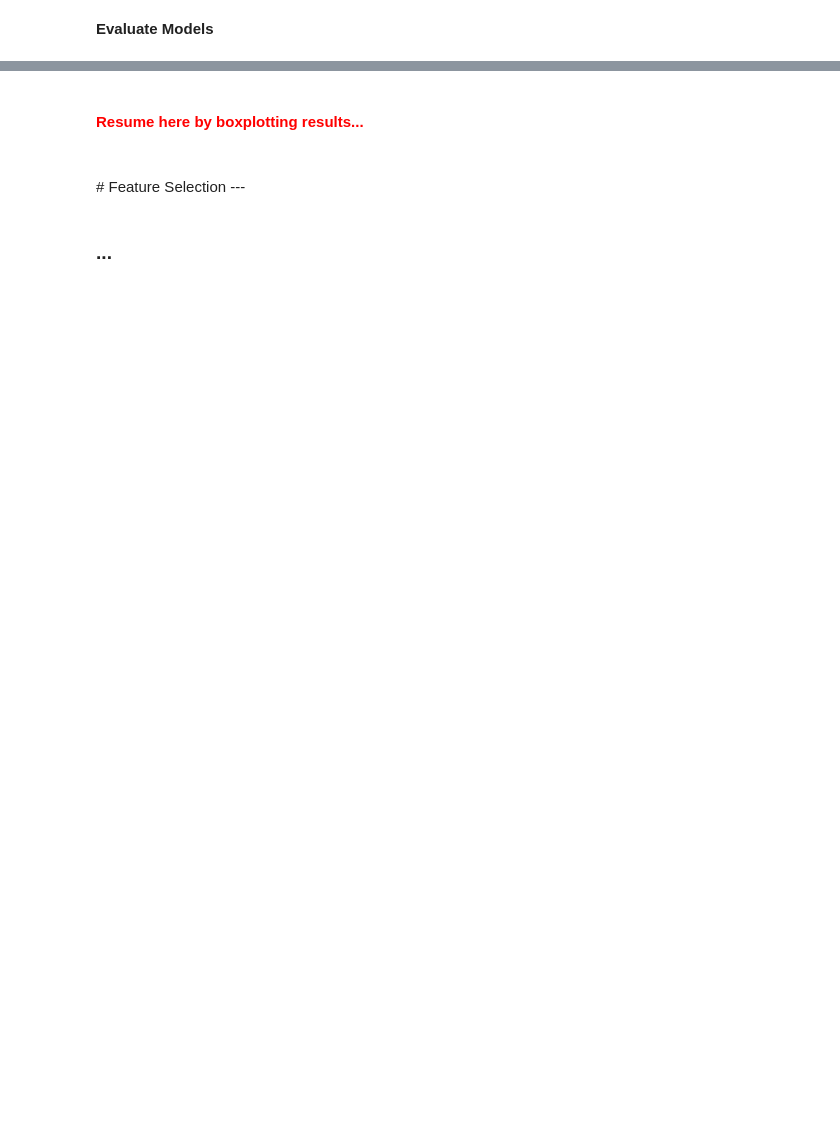
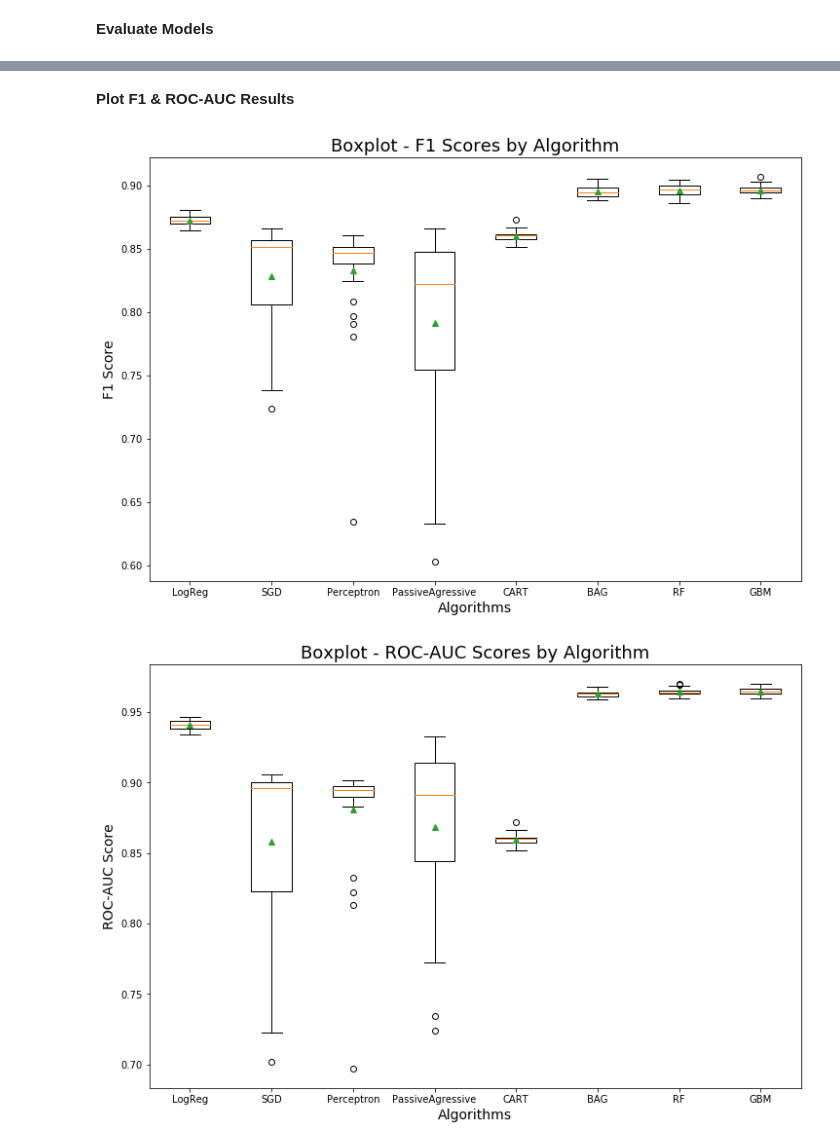
Before and after one commit to jmischung/classificationAndCharting_adultIncome, a Jupyter notebook: adultIncome_nb2_classificationModeling.ipynb, the cells around one changed output, grey strips where cells are left out. Drawn from its saved outputs; the diff is of its cells as text; code cells hidden in the pictures; blank space fills up the shorter version.

```diff
--- a/adultIncome_nb2_classificationModeling.ipynb
+++ b/adultIncome_nb2_classificationModeling.ipynb
@@ -112,11 +111,13 @@ def split_resample(feature_df, target):
 # Models dictionary
 def get_models():
     models_dict = {
-        'LogReg': LogisticRegression(max_iter=10000),
+        'LogReg': LogisticRegression(max_iter=10000, n_jobs=-1),
+        'SGD': SGDClassifier(max_iter=10000, tol=1e-3, n_jobs=-1),
+        'Perceptron': Perceptron(max_iter=10000, tol=1e-3, n_jobs=-1),
+        'PassiveAgressive': PassiveAggressiveClassifier(max_iter=10000, tol=1e-3, n_jobs=-1),
         'CART': DecisionTreeClassifier(),
-        'SVM': SVC(gamma='scale'),
-        'BAG': BaggingClassifier(n_estimators=100),
-        'RF': RandomForestClassifier(n_estimators=100),
+        'BAG': BaggingClassifier(n_estimators=100, n_jobs=-1),
+        'RF': RandomForestClassifier(n_estimators=100, n_jobs=-1),
         'GBM': GradientBoostingClassifier(n_estimators=100)
     }
 
@@ -207,6 +205,0 @@ __Build Pipeline__
-# %%
-clf = Pipeline(steps=[
-    ('scaler', RobustScaler()),
-    ('classifier', LogisticRegression(max_iter=10000))
-])
-clf
@@ -255,11 +245,36 @@ Mean ROC-AUC: 0.859 (0.005)
 Mean Accuracy: 0.896 (0.004)
 Mean F1: 0.896 (0.004)
 Mean ROC-AUC: 0.965 (0.002)
-# %% [markdown]
-#### <span style="color:red">Resume here by boxplotting results...</span>
-# %% [markdown]
-<br>
-# Feature Selection
----
-# %% [markdown]
-### ...
+# %% [markdown]
+__Plot F1 & ROC-AUC Results__
+# %%
+# Prepare plot inputs
+names = []
+f1 = []
+roc_auc = []
+
+for k, v in results.items():
+    names.append(k)
+    f1.append(v['test_f1'])
+    roc_auc.append(v['test_roc_auc'])
+
+# F1 scores
+fig = plt.figure(figsize=(12, 8))
+plt.boxplot(f1, labels=names, showmeans=True)
+plt.title("Boxplot - F1 Scores by Algorithm", fontsize=18)
+plt.xlabel("Algorithms", fontsize=14)
+plt.ylabel("F1 Score", fontsize=14)
+print("")
+plt.show();
+
+# ROC-AUC scores
+fig = plt.figure(figsize=(12, 8))
+plt.boxplot(roc_auc, labels=names, showmeans=True)
+plt.title("Boxplot - ROC-AUC Scores by Algorithm", fontsize=18)
+plt.xlabel("Algorithms", fontsize=14)
+plt.ylabel("ROC-AUC Score", fontsize=14)
+print("" * 2)
+plt.show();
+# %% [output]
+[figure, added]
+[figure, added]
```
Also changed, not shown: parts of 4 cells of this notebook, 4 other files.
